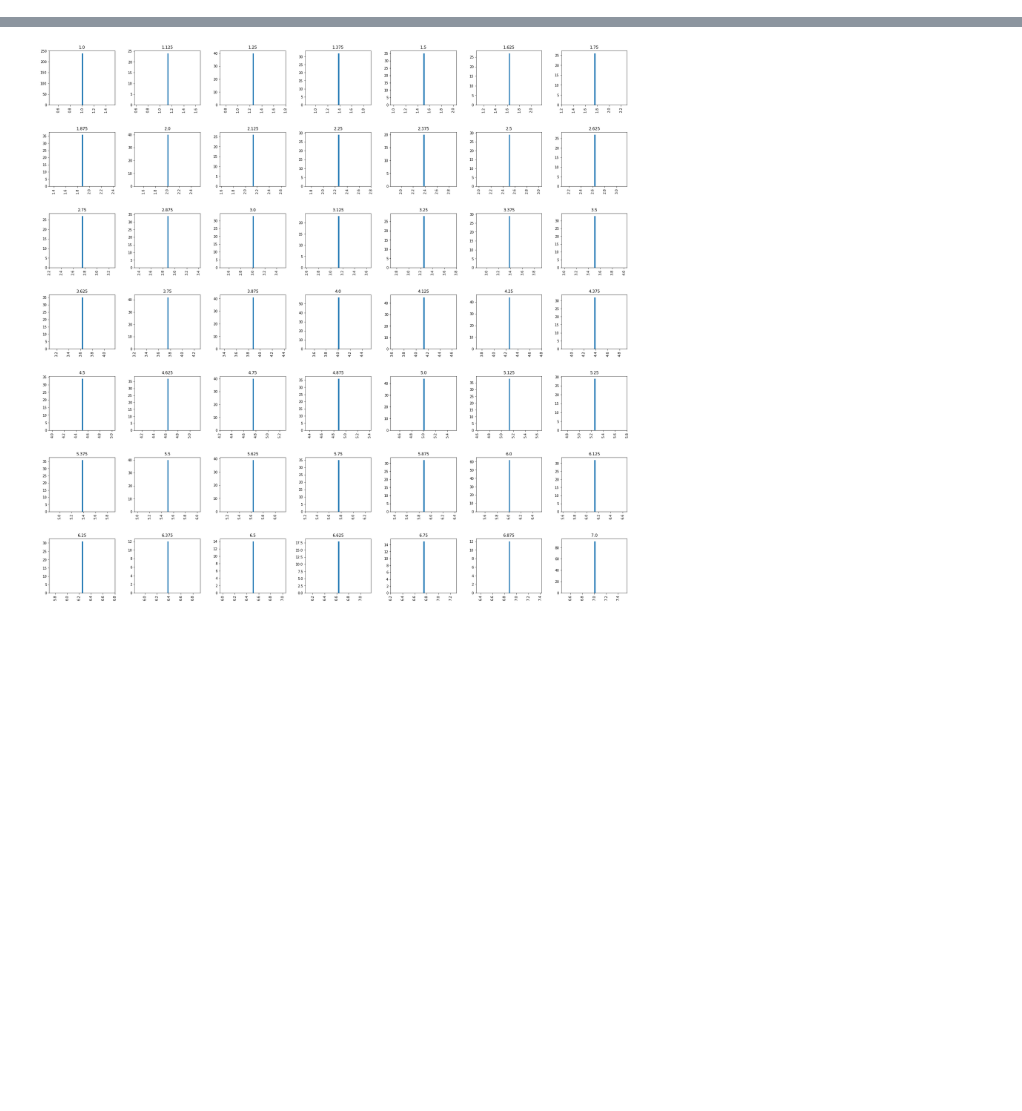
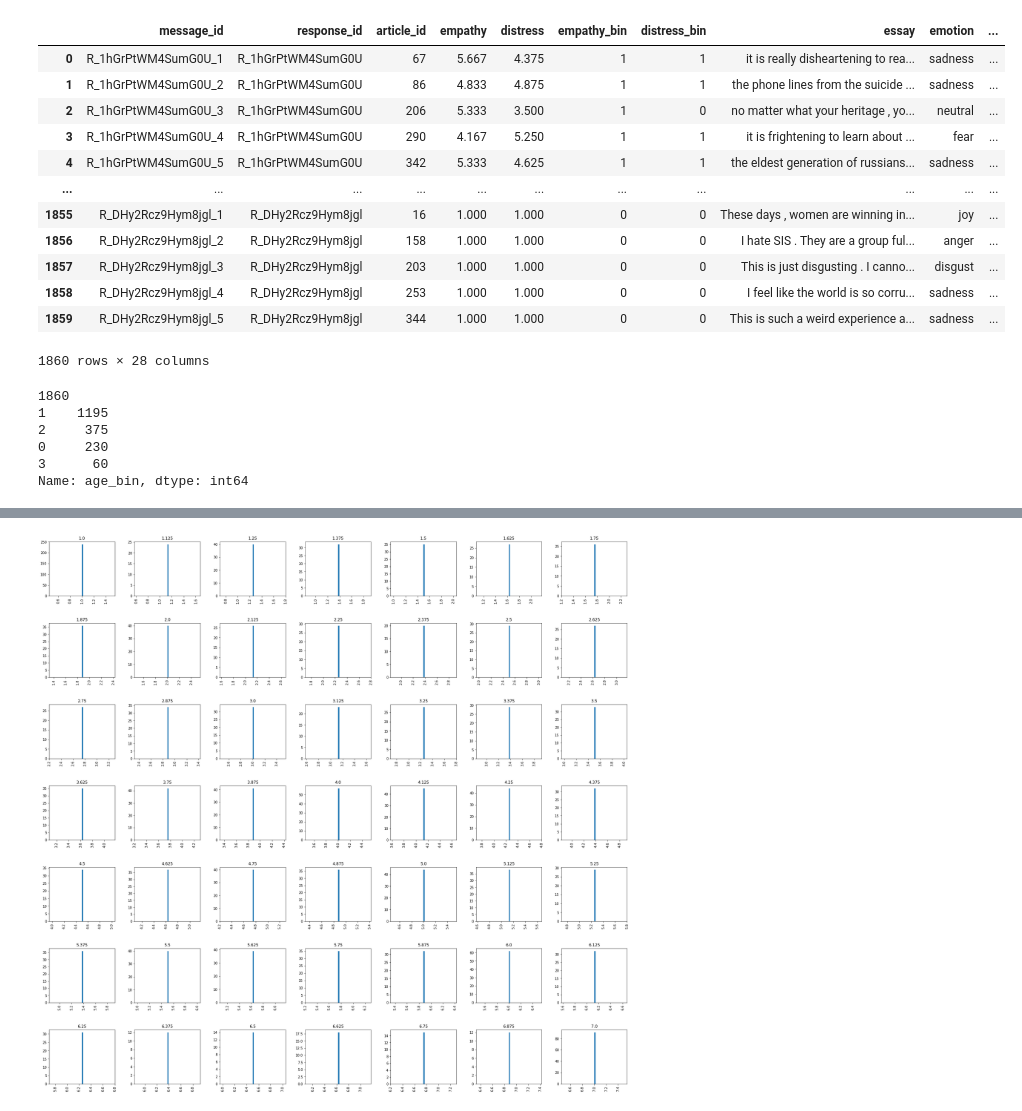
Before and after one commit to athrvkk/EACL-WASSA-2021-Empathy-Distress, a Jupyter notebook: notebooks/basic_data_visuals.ipynb, the cells around one changed output, grey strips where cells are left out. Cells and saved outputs as stored; diff of their text form; code cells hidden in the pictures; blank space fills up the shorter version.

```diff
--- a/notebooks/basic_data_visuals.ipynb
+++ b/notebooks/basic_data_visuals.ipynb
@@ -14,0 +27,3 @@ plt.show()
+# %%
+%%time
+utils = Utils()
@@ -14,0 +33,17 @@ plt.show()
+# %%
+train_data = utils.read_data("../dataset/train/train-empathy-distress-prediction-task-normalized.csv")
+train_data
+# %% [output]
+|  | message_id | response_id | article_id | empathy | distress | empathy_bin | distress_bin | essay | emotion | ... |
+| 0 | R_1hGrPtWM4SumG0U_1 | R_1hGrPtWM4SumG0U | 67 | 5.667 | 4.375 | 1 | 1 | it is really disheartening to rea... | sadness | ... |
+| 1 | R_1hGrPtWM4SumG0U_2 | R_1hGrPtWM4SumG0U | 86 | 4.833 | 4.875 | 1 | 1 | the phone lines from the suicide ... | sadness | ... |
+| 2 | R_1hGrPtWM4SumG0U_3 | R_1hGrPtWM4SumG0U | 206 | 5.333 | 3.500 | 1 | 0 | no matter what your heritage , yo... | neutral | ... |
+| 3 | R_1hGrPtWM4SumG0U_4 | R_1hGrPtWM4SumG0U | 290 | 4.167 | 5.250 | 1 | 1 | it is frightening to learn about ... | fear | ... |
+| 4 | R_1hGrPtWM4SumG0U_5 | R_1hGrPtWM4SumG0U | 342 | 5.333 | 4.625 | 1 | 1 | the eldest generation of russians... | sadness | ... |
+| ... | ... | ... | ... | ... | ... | ... | ... | ... | ... | ... |
+| 1855 | R_DHy2Rcz9Hym8jgl_1 | R_DHy2Rcz9Hym8jgl | 16 | 1.000 | 1.000 | 0 | 0 | These days , women are winning in... | joy | ... |
+| 1856 | R_DHy2Rcz9Hym8jgl_2 | R_DHy2Rcz9Hym8jgl | 158 | 1.000 | 1.000 | 0 | 0 | I hate SIS . They are a group ful... | anger | ... |
+| 1857 | R_DHy2Rcz9Hym8jgl_3 | R_DHy2Rcz9Hym8jgl | 203 | 1.000 | 1.000 | 0 | 0 | This is just disgusting . I canno... | disgust | ... |
+| 1858 | R_DHy2Rcz9Hym8jgl_4 | R_DHy2Rcz9Hym8jgl | 253 | 1.000 | 1.000 | 0 | 0 | I feel like the world is so corru... | sadness | ... |
+| 1859 | R_DHy2Rcz9Hym8jgl_5 | R_DHy2Rcz9Hym8jgl | 344 | 1.000 | 1.000 | 0 | 0 | This is such a weird experience a... | sadness | ... |
+1860 rows × 28 columns
@@ -14,0 +60,11 @@ plt.show()
+# %%
+train_data['age_bin'] = train_data.age.apply(lambda x: categorize_age(x))
+print(sum((train_data.age_bin.value_counts())))
+print((train_data.age_bin.value_counts()))
+# %% [output]
+1860
+1    1195
+2     375
+0     230
+3      60
+Name: age_bin, dtype: int64
```
Also changed, not shown: parts of 16 cells of this notebook, 4 other files.
